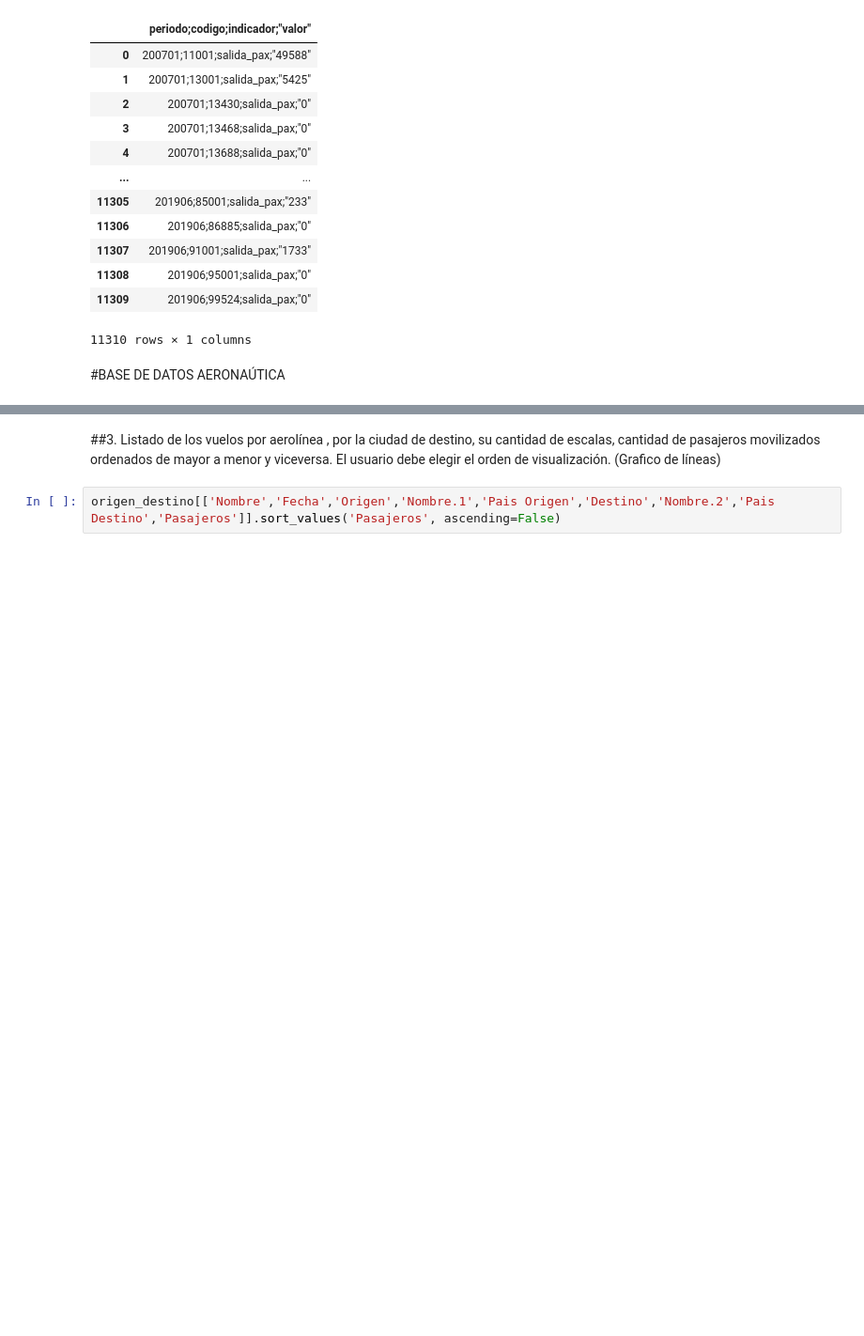
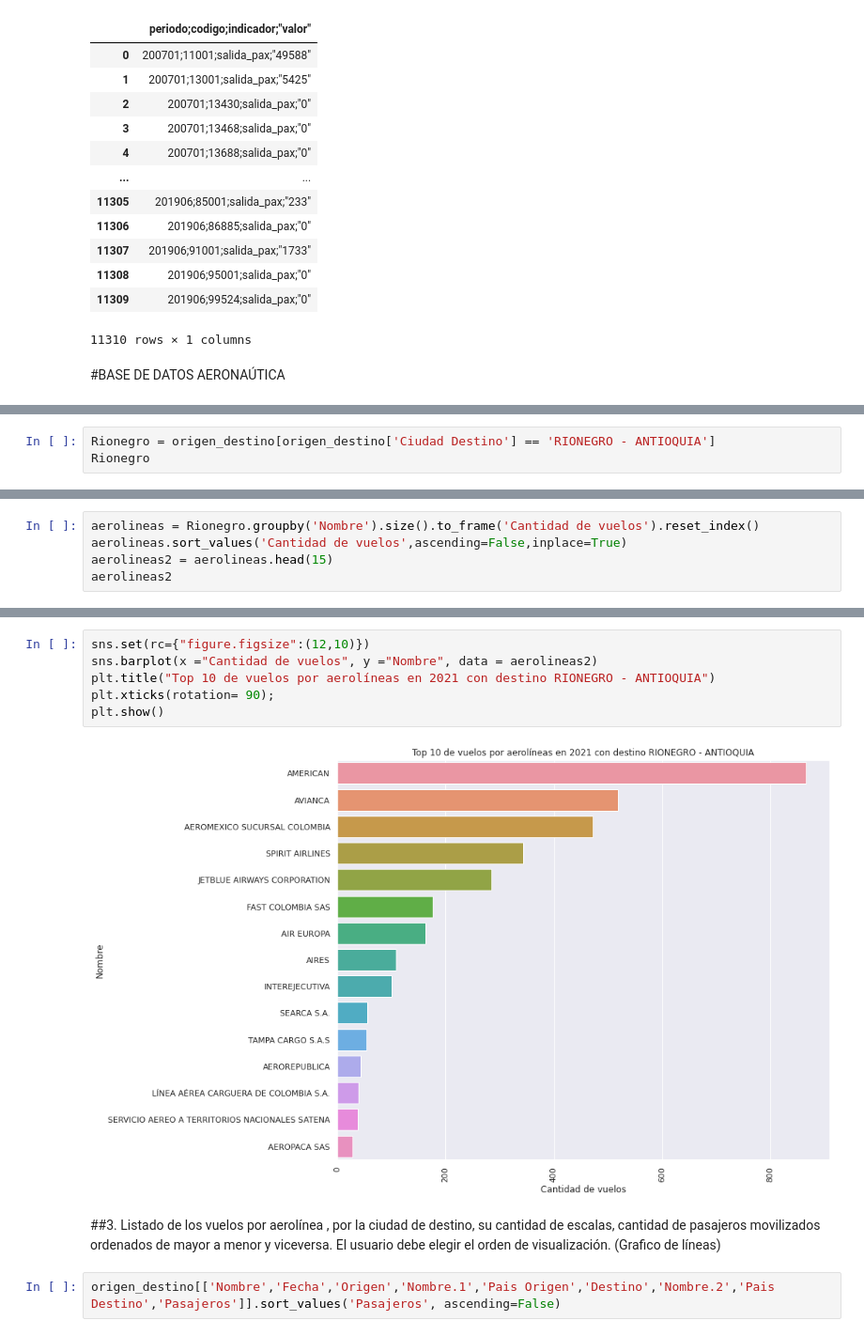
Before and after one commit to juandahur/ML-UdeA-Reto-Tec, a Jupyter notebook: Reto_Tecnologico.ipynb, the cells around one changed output, grey strips where cells are left out. Shown at 94% size. Drawn from its saved outputs; the diff is of its cells as text; blank space fills up the shorter version.

```diff
--- a/Reto_Tecnologico.ipynb
+++ b/Reto_Tecnologico.ipynb
@@ -117,0 +107,3 @@ origen_destino.sort_values('Fecha', ascending=False)
+# %%
+Rionegro = origen_destino[origen_destino['Ciudad Destino'] == 'RIONEGRO - ANTIOQUIA']
+Rionegro
@@ -117,0 +124,5 @@ origen_destino.sort_values('Fecha', ascending=False)
+# %%
+aerolineas = Rionegro.groupby('Nombre').size().to_frame('Cantidad de vuelos').reset_index()
+aerolineas.sort_values('Cantidad de vuelos',ascending=False,inplace=True)
+aerolineas2 = aerolineas.head(15)
+aerolineas2
@@ -118,3 +146,11 @@ origen_destino.sort_values('Fecha', ascending=False)
+# %%
+sns.set(rc={"figure.figsize":(12,10)})
+sns.barplot(x ="Cantidad de vuelos", y ="Nombre", data = aerolineas2)
+plt.title("Top 10 de vuelos por aerolíneas en 2021 con destino RIONEGRO - ANTIOQUIA")
+plt.xticks(rotation= 90);
+plt.show()
+# %% [output]
+[figure, added]
 # %% [markdown]
 ##3. Listado de los vuelos por aerolínea , por la ciudad de destino, su cantidad de escalas, cantidad de pasajeros movilizados ordenados de mayor a menor y viceversa. El usuario debe elegir el orden de visualización. (Grafico de líneas)
 # %%
```
Also changed, not shown: parts of 18 cells of this notebook.
